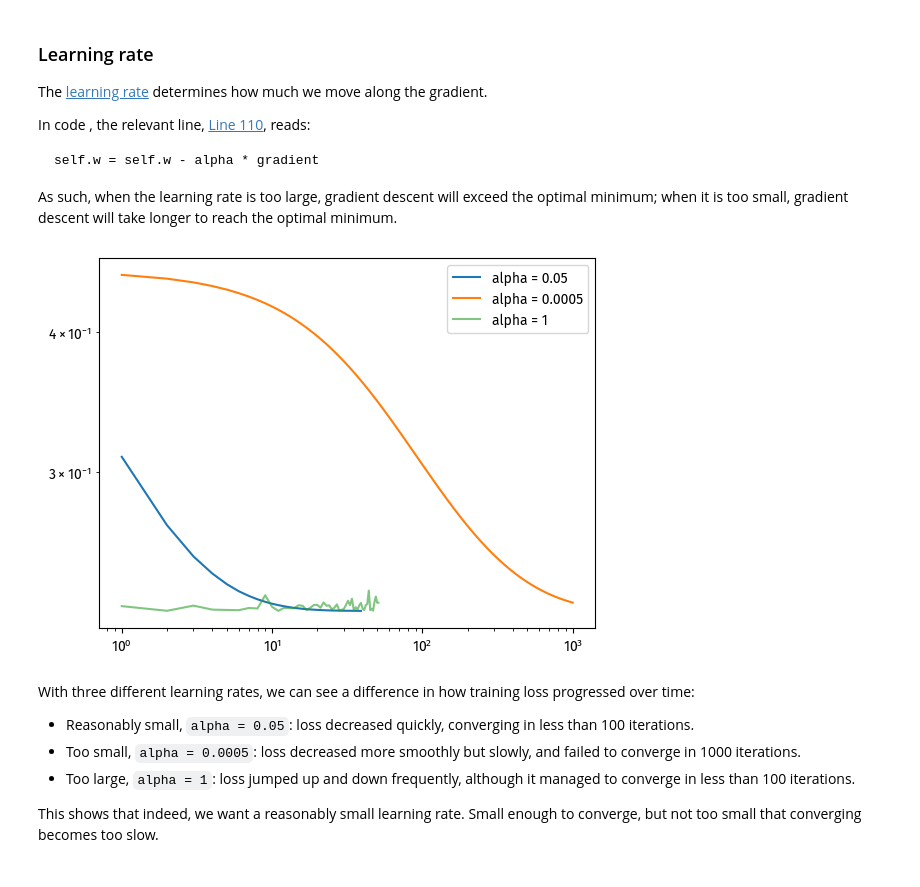
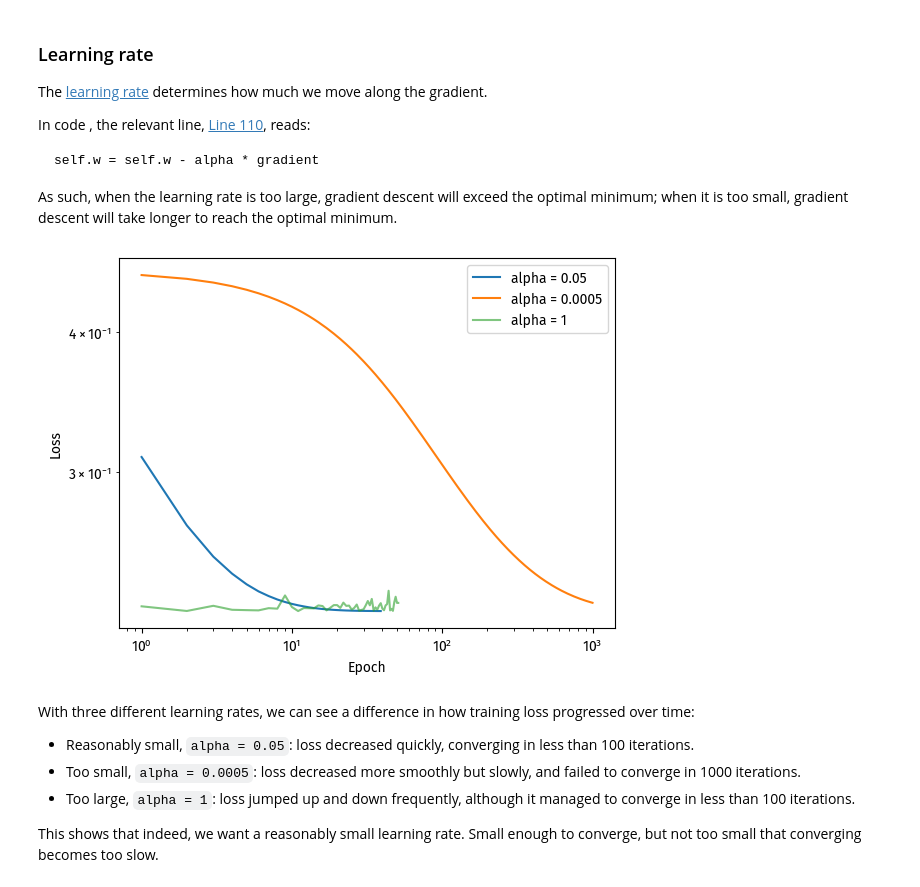
Before and after one commit to doabell/451-blog, a Jupyter notebook: posts/logistic-regression/index.ipynb, the cells around one changed output. Saved outputs shown, nothing was run; the diff lists cells and outputs as text; code cells hidden in the pictures.

```diff
--- a/posts/logistic-regression/index.ipynb
+++ b/posts/logistic-regression/index.ipynb
@@ -177,28 +179,30 @@ when it is too small, gradient descent will take longer to reach the optimal min
 # %%
 alphas = [0.05, 0.0005, 1]
 
 for alpha in alphas:
     LR = LogisticRegression()
     LR.fit_stochastic(
         X, y,
         max_epochs=1000,
         momentum=False,
         batch_size=10,
         alpha=alpha
     )
 
     num_steps = len(LR.loss_history)
     plt.plot(
         np.arange(num_steps) + 1, LR.loss_history,
         label=f"alpha = {alpha}",
         alpha=0.6 if alpha == 1 else 1
     )
 
 plt.loglog()
 
 legend = plt.legend()
+xlab = plt.xlabel("Epoch")
+ylab = plt.ylabel("Loss")
 # %% [output]
-[figure, old version]
+[figure, new version]
 # %% [markdown]
 With three different learning rates, we can see a difference in how training loss progressed over time:
 
```
Also changed, not shown: parts of 4 cells of this notebook.
